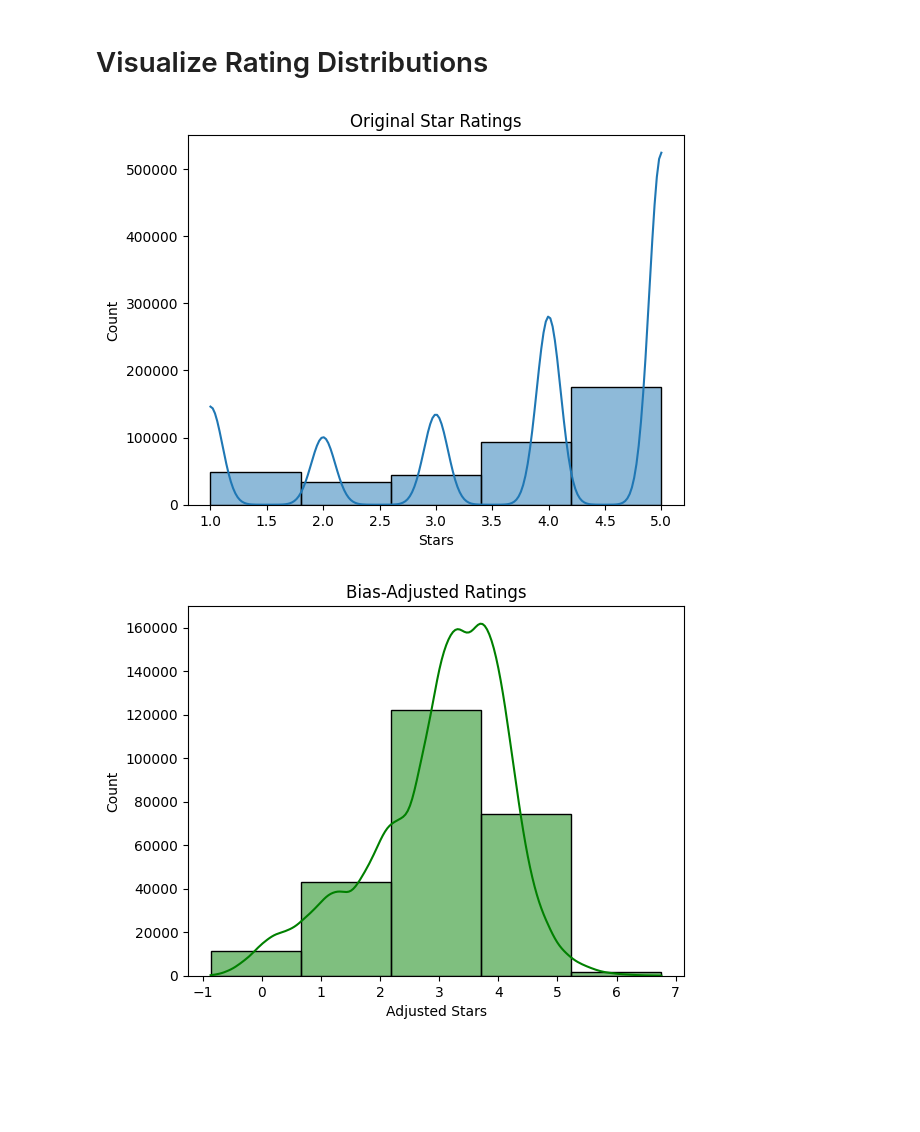
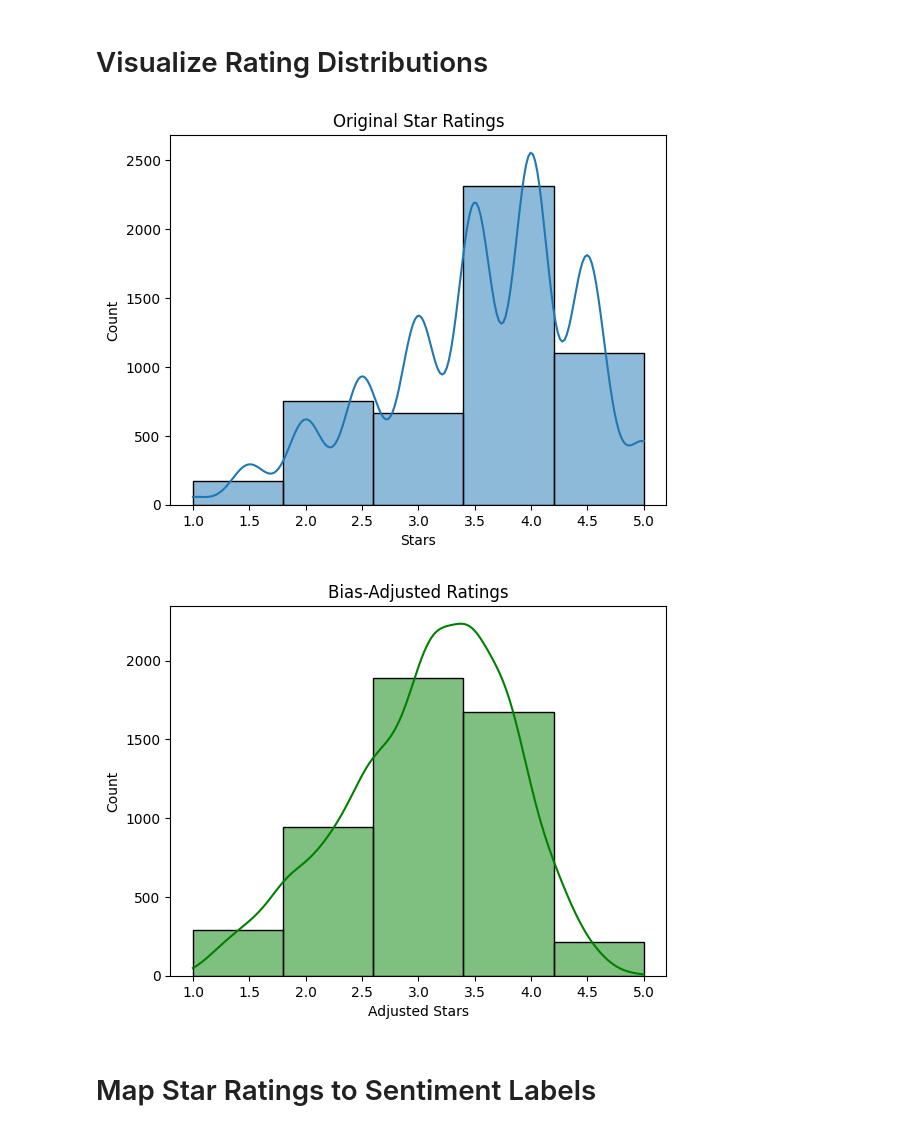
Before and after one commit to sbrina-w/yelp-analysis, a Jupyter notebook: notebooks/eda.ipynb, the cells around one changed output. Drawn from its saved outputs; the diff is of its cells as text; code cells hidden in the pictures; blank space fills up the shorter version.

```diff
--- a/notebooks/eda.ipynb
+++ b/notebooks/eda.ipynb
@@ -81,19 +122,17 @@ def adjustRating(row):
 reviews_with_user['adjusted_rating'] = reviews_with_user.apply(adjustRating, axis=1)
 # %%
-# Compare original and adjusted mean ratings
+#compare original and adjusted mean ratings
 print("Original mean star rating:", reviews_with_user['stars'].mean())
 print("Bias-adjusted mean rating:", reviews_with_user['adjusted_rating'].mean())
 
-# Identify top-rated restaurants by average adjusted rating
-top_adjusted = reviews_with_user.groupby('business_id')['adjusted_rating'].mean().sort_values(ascending=False).head(10)
+#change stars to the normalized ratings
+adjusted_business_stats = reviews_with_user.groupby('business_id').agg(
+    adjusted_mean=('adjusted_rating', 'mean'),
+    original_mean=('stars', 'mean'),
+    total_reviews=('stars', 'count')
+).reset_index()
 
-# Merge with business metadata to get names
-top_adjusted = top_adjusted.reset_index().merge(
-    restaurants_sample[['business_id', 'name']],
-    on='business_id',
-    how='left'
-)
-
-print(top_adjusted[['name', 'adjusted_rating']])
+restaurants_sample = restaurants_sample.merge(adjusted_business_stats, on='business_id', how='left')
+print(restaurants_sample['adjusted_mean'].head())
 # %% [output]
 Original mean star rating: 3.7893830630356895
@@ -111,0 +148,21 @@ Bias-adjusted mean rating: 3.0115365732175894
+# %%
+# Recalculate Restaurant Ratings using Adjusted Ratings
+# Get the average adjusted rating and adjusted review count per restaurant
+adjusted_business_stats = reviews_with_user.groupby('business_id').agg(
+    adjusted_avg_rating=('adjusted_rating', 'mean'),
+    adjusted_review_count=('adjusted_rating', 'count')
+).reset_index()
+
+# Merge the recalculated stats back into the restaurant metadata
+restaurants_sample = restaurants_sample.drop(
+    columns=['adjusted_avg_rating', 'adjusted_review_count'], errors='ignore'
+).merge(
+    adjusted_business_stats,
+    on='business_id',
+    how='left'
+)
+
+
+# Compare original vs adjusted ratings
+print(restaurants_sample[['name', 'stars', 'adjusted_avg_rating', 'review_count', 'adjusted_review_count']].head())
+print(f"restaurants with reviews and users: {len(restaurants_df)}")
@@ -114,20 +186,22 @@ Bias-adjusted mean rating: 3.0115365732175894
 # %%
 import seaborn as sns
 import matplotlib.pyplot as plt
 
 # Original star ratings
-sns.histplot(reviews_with_user['stars'], bins=5, kde=True)
+sns.histplot(restaurants_sample['stars'], bins=5, kde=True)
 plt.title("Original Star Ratings")
 plt.xlabel("Stars")
 plt.ylabel("Count")
 plt.show()
 
 # Bias-adjusted ratings
-sns.histplot(reviews_with_user['adjusted_rating'], bins=5, kde=True, color='green')
+sns.histplot(restaurants_sample['adjusted_avg_rating'], bins=5, kde=True, color='green')
 plt.title("Bias-Adjusted Ratings")
 plt.xlabel("Adjusted Stars")
 plt.ylabel("Count")
 plt.show()
 # %% [output]
-[figure, old version]
+[figure, new version]
-[figure, old version]
+[figure, new version]
+# %% [markdown]
+# Map Star Ratings to Sentiment Labels
```
Also changed, not shown: parts of 8 cells of this notebook.
